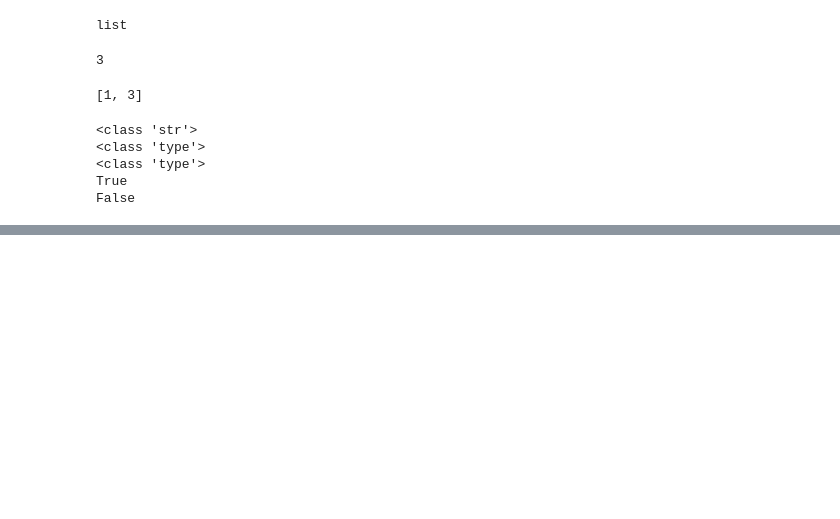
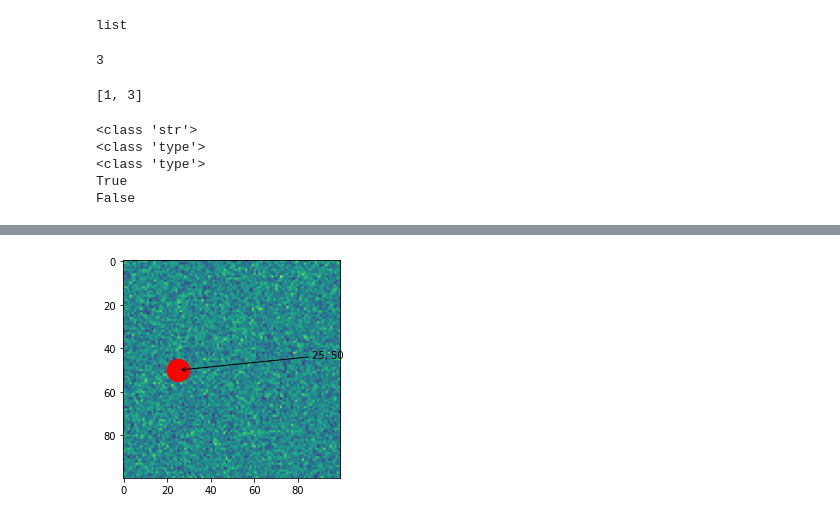
Before and after one commit to liletian/python, a Jupyter notebook: compression/dct_jpeg.ipynb, the cells around one changed output, grey strips where cells are left out. Saved outputs shown, nothing was run; the diff lists cells and outputs as text; code cells hidden in the pictures; blank space fills up the shorter version.

```diff
--- a/compression/dct_jpeg.ipynb
+++ b/compression/dct_jpeg.ipynb
@@ -242,0 +315,15 @@ False
+# %%
+import matplotlib.pyplot as plt
+import numpy as np
+
+img = np.random.randn(100, 100)
+
+plt.figure()
+plt.imshow(img)
+plt.annotate('25, 50', xy=(25, 50), xycoords='data',
+             xytext=(0.5, 0.5), textcoords='figure fraction',
+             arrowprops=dict(arrowstyle="->"))
+plt.scatter(25, 50, s=500, c='red', marker='o')
+plt.show()
+# %% [output]
+[figure, added]
```
Also changed, not shown: parts of 6 cells of this notebook.
